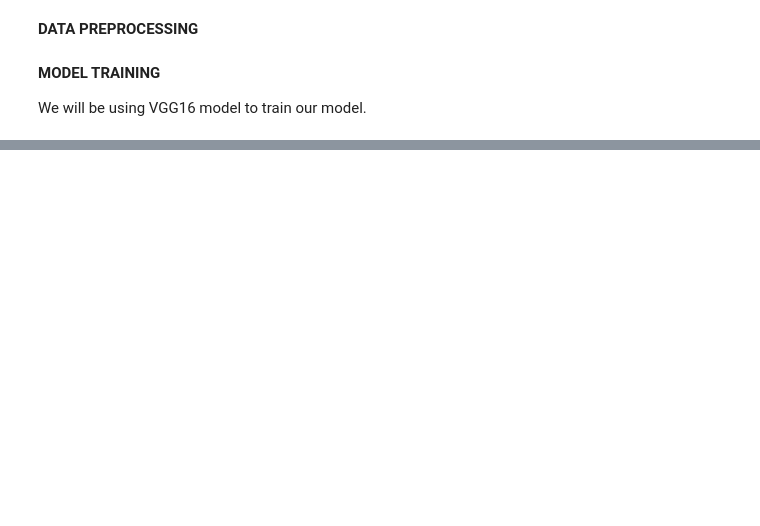
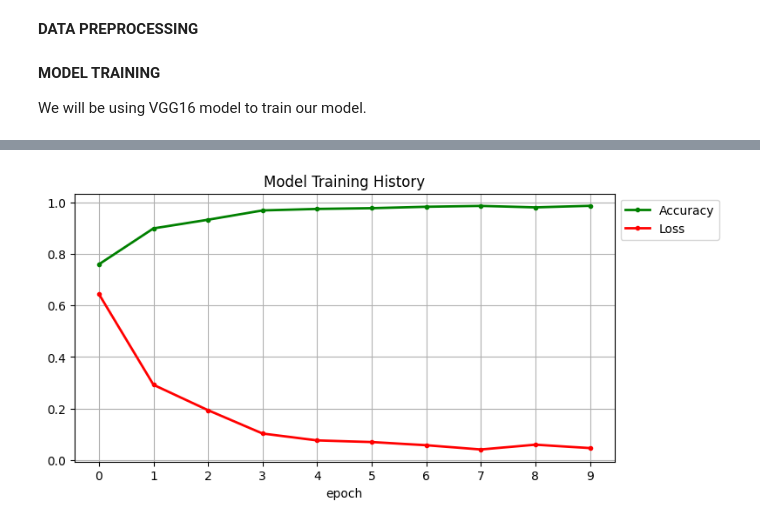
Before and after one commit to Ridima28/Brain-Tumor-Detection-system, a Jupyter notebook: Brain_Tumor_Detection.ipynb, the cells around one changed output, grey strips where cells are left out. Drawn from its saved outputs; the diff is of its cells as text; code cells hidden in the pictures; blank space fills up the shorter version.

Commit message:
model trained and saved

```diff
--- a/Brain_Tumor_Detection.ipynb
+++ b/Brain_Tumor_Detection.ipynb
@@ -88,28 +88,29 @@ plt.show()
 # %% [markdown]
 **DATA PREPROCESSING**
 # %%
+from tensorflow.keras.applications.vgg16 import preprocess_input
 # Image Augmentation function
 def augment_image(image):
     image = Image.fromarray(np.uint8(image))
     image = ImageEnhance.Brightness(image).enhance(random.uniform(0.8, 1.2))  # Random brightness
     image = ImageEnhance.Contrast(image).enhance(random.uniform(0.8, 1.2))  # Random contrast
-    image = np.array(image) / 255.0  # Normalize pixel values to [0, 1]
+    image = preprocess_input(np.array(image, dtype=np.float32))  # Normalize pixel values to [0, 1]
     return image
 
 # Load images and apply augmentation
 def open_images(paths):
     images = []
     for path in paths:
-        image = load_img(path, target_size=(128,128))
+        image = load_img(path, target_size=(224,224))
         image = augment_image(image)
         images.append(image)
     return np.array(images)
 
 # Encoding labels (convert label names to integers)
+class_labels = sorted(os.listdir(train_dir))   # ['glioma','meningioma','notumor','pituitary']
+
 def encode_label(labels):
-    unique_labels = os.listdir(train_dir)  # Ensure unique labels are determined
-    encoded = [unique_labels.index(label) for label in labels]
-    return np.array(encoded)
+    return np.array([class_labels.index(l) for l in labels])
 
 # Data generator for batching
 def datagen(paths, labels, batch_size=12, epochs=1):
@@ -127,7 +128,7 @@ We will be using VGG16 model to train our model.
 # %%
 #defining the base model
 
-base_model = VGG16(input_shape = (128,128,3), include_top=False, weights= 'imagenet')
+base_model = VGG16(input_shape = (224,224,3), include_top=False, weights= 'imagenet')
 
 for layer in base_model.layers:
   layer.trainable= False
@@ -137,17 +138,17 @@ base_model.layers[-3].trainable = True
 base_model.layers[-4].trainable = True
 
 model = Sequential()
-model.add(Input(shape=(128,128,3)))
+model.add(Input(shape=(224,224,3)))
 
 model.add(base_model)
-model.add(Flatten())
+model.add(GlobalAveragePooling2D())
 model.add(Dropout(0.3))
 model.add(Dense(128, activation='relu'))
 model.add(Dropout(0.2))
 
 model.add(Dense(len(os.listdir(train_dir)), activation='softmax'))
 # %%
-model.compile(optimizer=Adam(learning_rate=0.001), loss='sparse_categorical_crossentropy', metrics=['sparse_categorical_accuracy'])
+model.compile(optimizer=Adam(learning_rate=0.0001), loss='sparse_categorical_crossentropy', metrics=['sparse_categorical_accuracy'])
 # %%
 #Defining the parameters
 batch_size = 20
@@ -160,0 +188,12 @@ Epoch 1/10
+# %%
+plt.figure(figsize=(8,4))
+plt.grid(True)
+plt.plot(history.history['sparse_categorical_accuracy'], '.g-', linewidth=2)
+plt.plot(history.history['loss'], '.r-', linewidth=2)
+plt.title('Model Training History')
+plt.xlabel('epoch')
+plt.xticks([x for x in range(epochs)])
+plt.legend(['Accuracy', 'Loss'], loc='upper left', bbox_to_anchor=(1, 1))
+plt.show()
+# %% [output]
+[figure, added]
```
Also changed, not shown: parts of 15 cells of this notebook.
